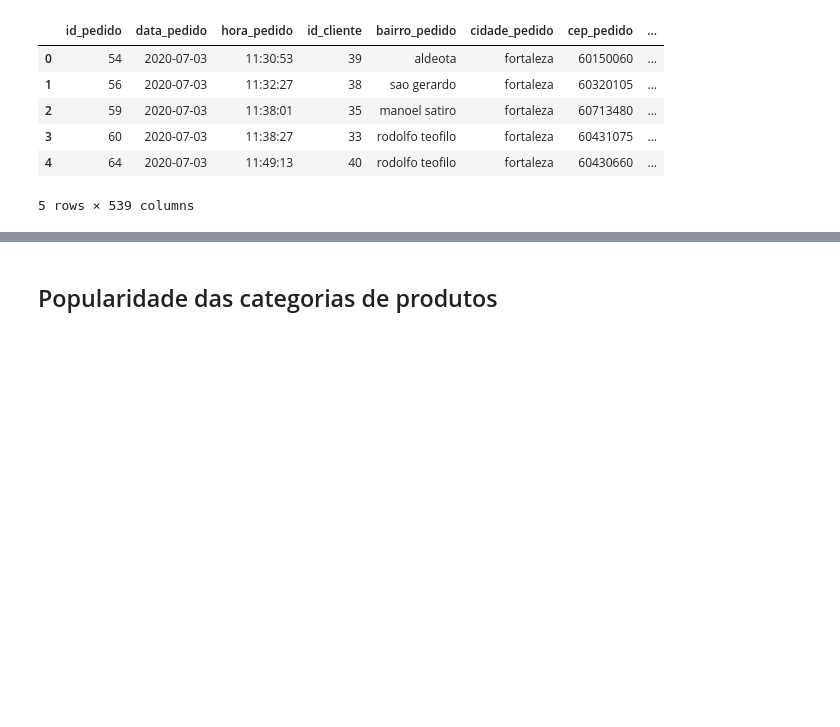
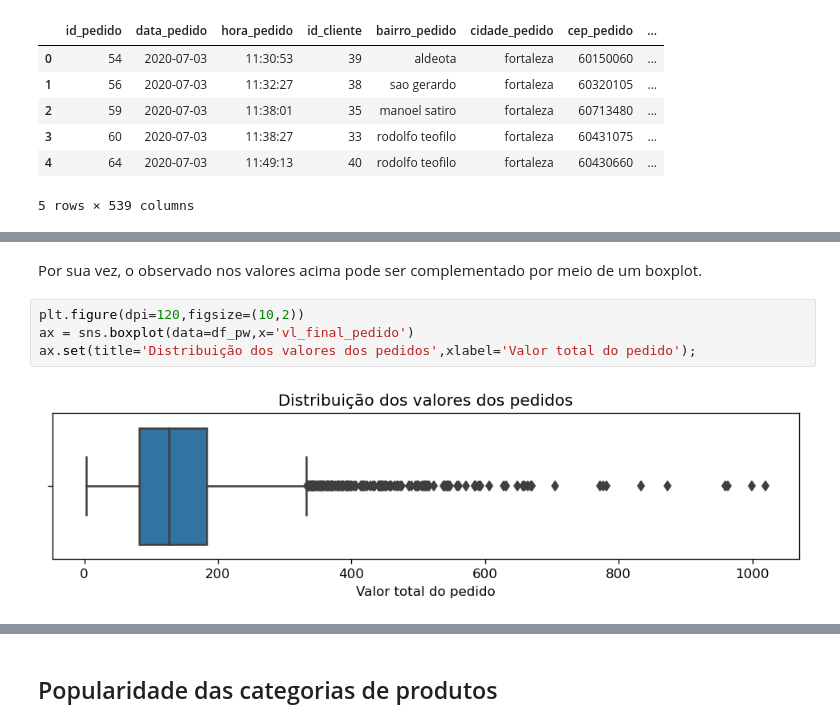
Before and after one commit to lgalicki/tcc-pos-ciecia-de-dados-pucmg, a Jupyter notebook: 2 - Análise e Exploração dos Dados.ipynb, the cells around one changed output, grey strips where cells are left out. Drawn from its saved outputs; the diff is of its cells as text; blank space fills up the shorter version.

```diff
--- a/2 - Análise e Exploração dos Dados.ipynb
+++ b/2 - Análise e Exploração dos Dados.ipynb
@@ -34,0 +59,8 @@ df_pw.head()
+# %% [markdown]
+Por sua vez, o observado nos valores acima pode ser complementado por meio de um boxplot.
+# %%
+plt.figure(dpi=120,figsize=(10,2))
+ax = sns.boxplot(data=df_pw,x='vl_final_pedido')
+ax.set(title='Distribuição dos valores dos pedidos',xlabel='Valor total do pedido');
+# %% [output]
+[figure, added]
```
Also changed, not shown: parts of 48 cells of this notebook, 10 other files.
